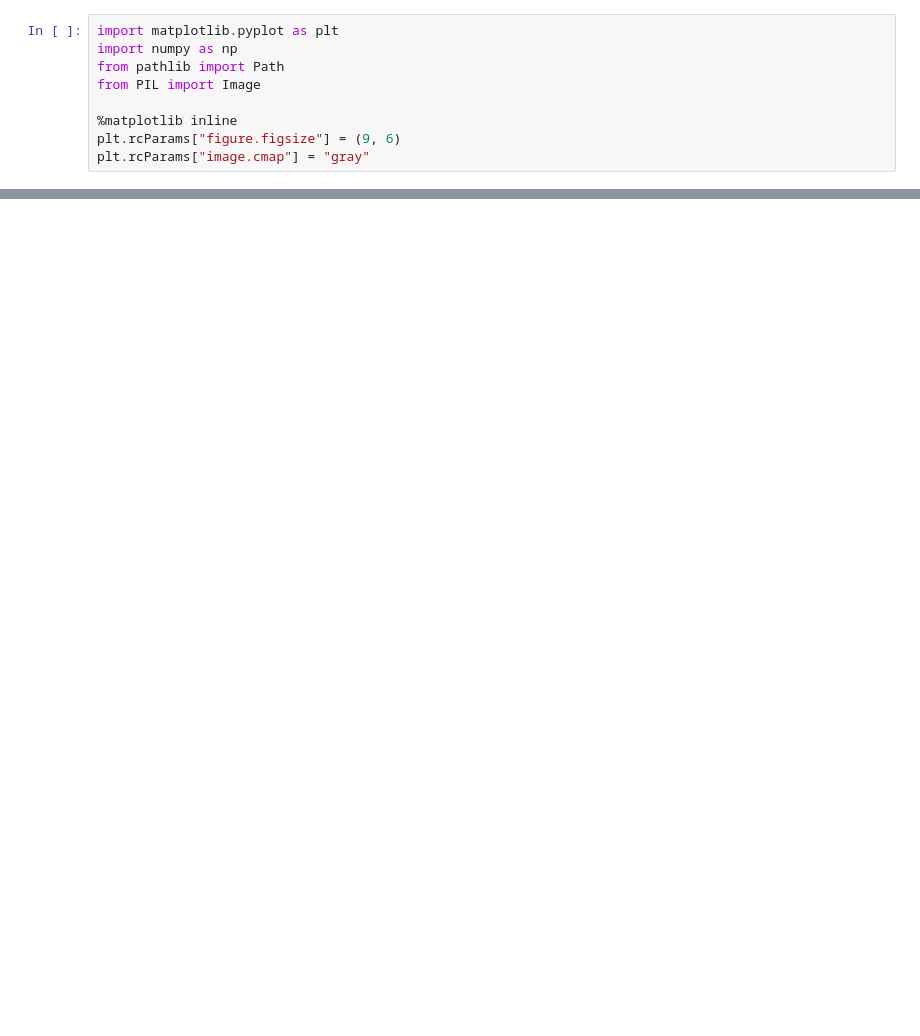
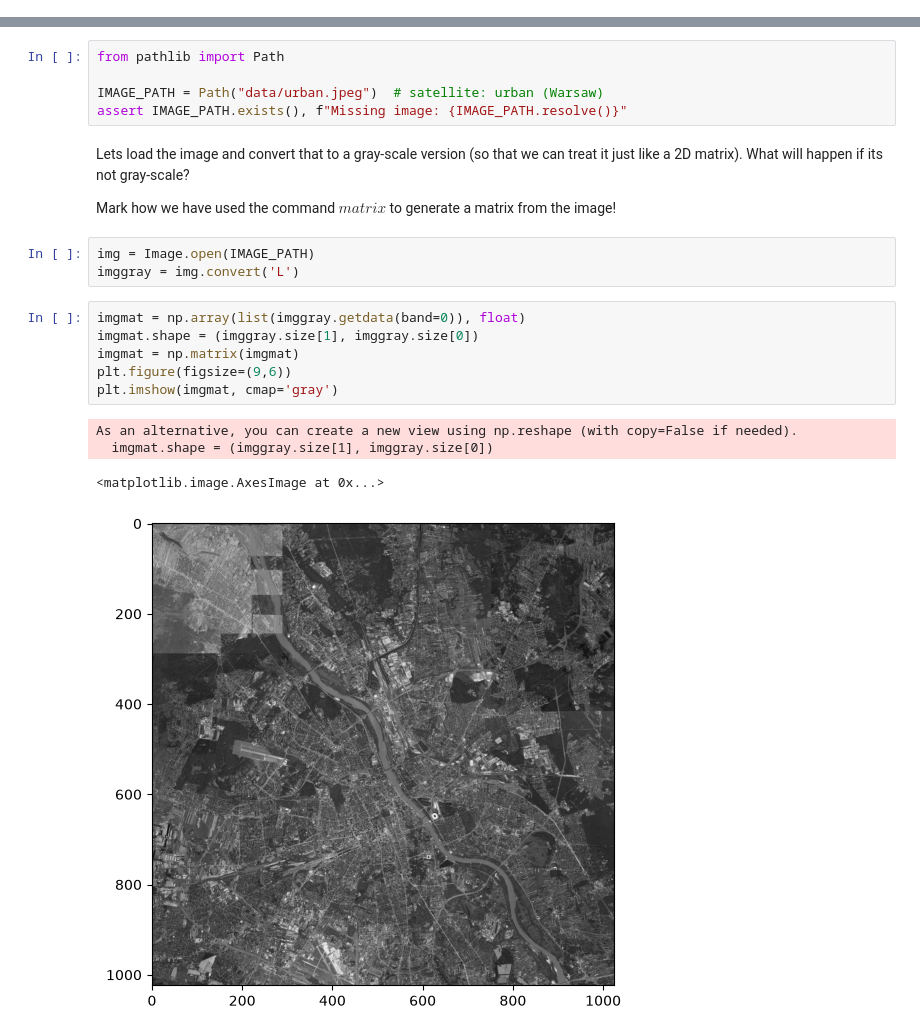
Before and after one commit to bwozniczka/machine-learning-for-space-applications, a Jupyter notebook: algebra.ipynb, the cells around one changed output, grey strips where cells are left out. Saved outputs shown, nothing was run; the diff lists cells and outputs as text; blank space fills up the shorter version.

```diff
--- a/algebra.ipynb
+++ b/algebra.ipynb
@@ -14,9 +0,0 @@ In this lab we explore applications of **Singular Value Decomposition (SVD)** on
-# %%
-import matplotlib.pyplot as plt
-import numpy as np
-from pathlib import Path
-from PIL import Image
-
-%matplotlib inline
-plt.rcParams["figure.figsize"] = (9, 6)
-plt.rcParams["image.cmap"] = "gray"
@@ -238,0 +19,23 @@ ocean          1      13
+# %%
+from pathlib import Path
+
+IMAGE_PATH = Path("data/urban.jpeg")  # satellite: urban (Warsaw)
+assert IMAGE_PATH.exists(), f"Missing image: {IMAGE_PATH.resolve()}"
+# %% [markdown]
+Lets load the image and convert that to a gray-scale version (so that we can treat it just like a 2D matrix). What will happen if its not gray-scale?
+
+Mark how we have used the command $matrix$ to generate a matrix from the image!
+# %%
+img = Image.open(IMAGE_PATH)
+imggray = img.convert('L')
+# %%
+imgmat = np.array(list(imggray.getdata(band=0)), float)
+imgmat.shape = (imggray.size[1], imggray.size[0])
+imgmat = np.matrix(imgmat)
+plt.figure(figsize=(9,6))
+plt.imshow(imgmat, cmap='gray')
+# %% [output]
+As an alternative, you can create a new view using np.reshape (with copy=False if needed).
+  imgmat.shape = (imggray.size[1], imggray.size[0])
+<matplotlib.image.AxesImage at 0x...>
+[figure, added]
```
Also changed, not shown: parts of 34 cells of this notebook.
